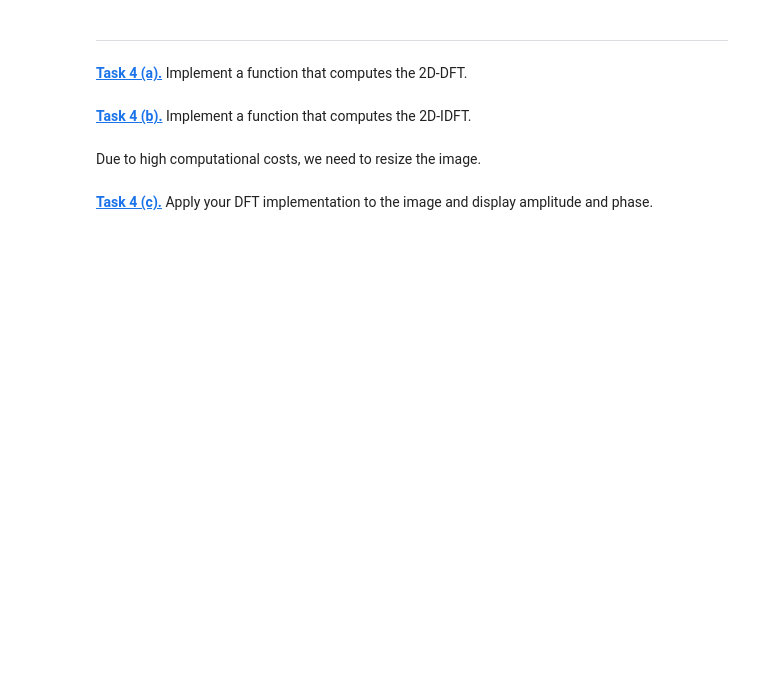
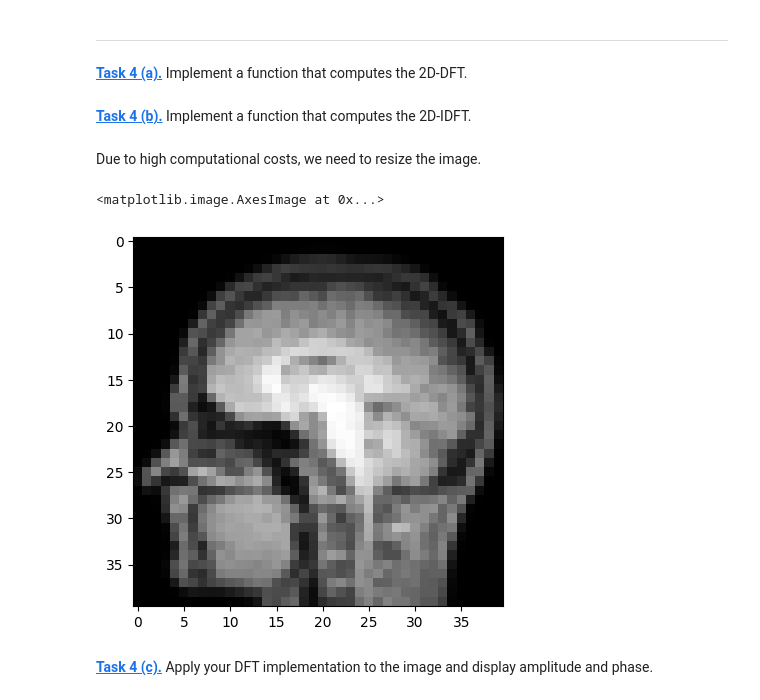
Before and after one commit to grosserC/mobi-fs5-python, a Jupyter notebook: fourier.ipynb, the cells around one changed output. Drawn from its saved outputs; the diff is of its cells as text; code cells hidden in the pictures; blank space fills up the shorter version.

```diff
--- a/fourier.ipynb
+++ b/fourier.ipynb
@@ -222,7 +247,10 @@ plt.imshow(np.log(ampl_filter), 'gray')
 # %% [markdown]
 Due to high computational costs, we need to resize the image.
 # %%
-test_img = resize(brain_img, (40, 40))
+test_img = resize(brain, (40, 40))
 plt.imshow(test_img, 'gray')
+# %% [output]
+<matplotlib.image.AxesImage at 0x...>
+[figure, added]
 # %% [markdown]
 **[Task 4 (c).]()** Apply your DFT implementation to the image and display amplitude and phase.
```
Also changed, not shown: parts of 6 cells of this notebook, 1 other file.
